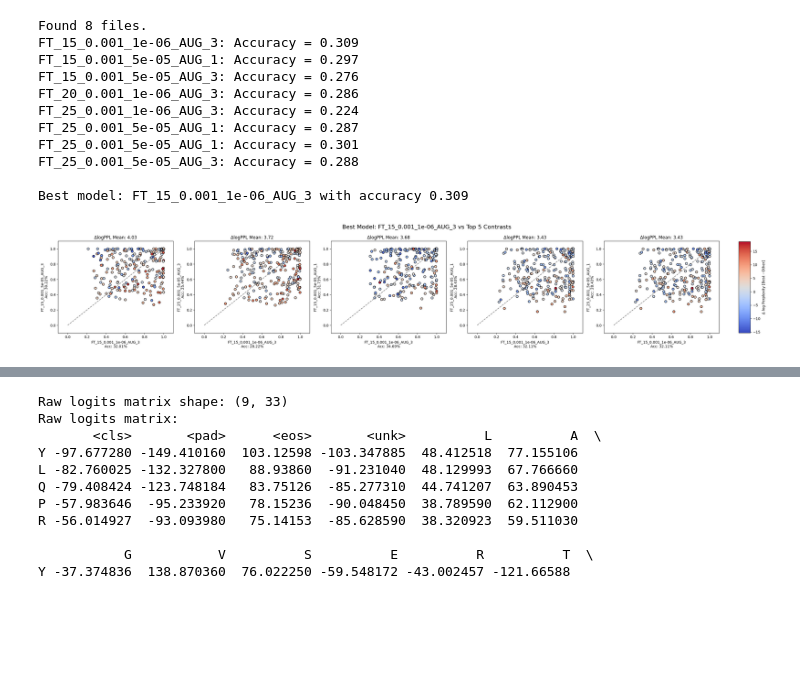
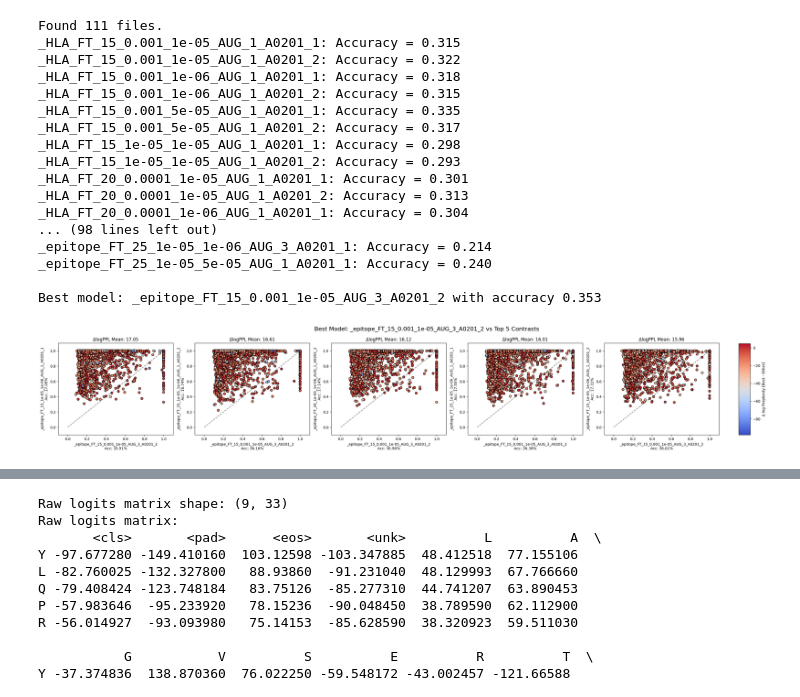
Before and after one commit to sermare/ESMCBA, a Jupyter notebook: jupyter_notebooks/Evaluations_Epitope-pretrain.ipynb, the cells around one changed output, grey strips where cells are left out. Saved outputs shown, nothing was run; the diff lists cells and outputs as text; code cells hidden in the pictures; blank space fills up the shorter version.

```diff
--- a/jupyter_notebooks/Evaluations_Epitope-pretrain.ipynb
+++ b/jupyter_notebooks/Evaluations_Epitope-pretrain.ipynb
@@ -8,7 +8,7 @@ sys.path.append('/global/scratch/users/sergiomar10/ESMCBA/ESMCBA')
 from ESMCBA.imports import *
 from ESMCBA import graph_utils
 # %%
-directory = '/global/scratch/users/sergiomar10/logs/ESMC_Pretrain_logs'
+directory = '/global/scratch/users/sergiomar10/logs/ESMC_Pretrain_logs_09042025'
 csv_files = glob.glob(os.path.join(directory, '*.csv'))
 data = []
 
@@ -16,6 +16,8 @@ for file in csv_files:
     if os.path.getsize(file) > 0:
         try:
             df = pd.read_csv(file)
+            df = df.replace([np.inf, -np.inf], np.nan).dropna()
+
             base = os.path.basename(file)
             # Remove the file extension and split by underscore
             name_parts = os.path.splitext(base)[0].split('_')
@@ -151,5 +185,5 @@ plt.show()
 # %%
-HLAs_done = Counter([x.split('HLA')[1].split('_')[0] for x in  glob.glob('/global/scratch/users/sergiomar10/data/ESMC_Pretrain_03042025_perplexity/*.csv')]).keys()
+HLAs_done = Counter([x.split('AUG')[1].split('_')[2] for x in  glob.glob('/global/scratch/users/sergiomar10/data/ESMC_Pretrain_09042025_evals/*.csv')]).keys()
 # %%
 import itertools
 
@@ -233,7 +292,7 @@ import numpy as np
 import matplotlib.pyplot as plt
 
 # Step 1: Load models
-trained_files = glob.glob('/global/scratch/users/sergiomar10/data/ESMC_Pretrain_03042025_perplexity/*A0201*.csv')
+trained_files = glob.glob('/global/scratch/users/sergiomar10/data/ESMC_Pretrain_09042025_perplexity/*A0201*.csv')
 trained_files = sorted(trained_files)
 print(f"Found {len(trained_files)} files.")
 
@@ -244,7 +303,7 @@ model_names = []
 for file in trained_files:
     df = pd.read_csv(file)
     base = os.path.basename(file)
-    name = base.replace("ESMMASK_epitope_", "").replace(".csv", "").split('_HLA')[0]
+    name = base.replace("ESMMASK", "").replace("_per_token_metrics.csv", "")
     models[name] = df
     model_names.append(name)
 
@@ -268,13 +327,15 @@ for other_model in model_names:
     df1 = models[best_model]
     df2 = models[other_model]
 
-    df_merged = pd.merge(df1, df2, on=['epitope', 'position'], how='inner',
+    df_merged = pd.merge(df1, df2, on=['epitope', 'original_id'], how='inner',
                          suffixes=('_model1', '_model2'))
 
     df_merged['delta_log_ppl'] = df_merged['token_nll_model1'] - df_merged['token_nll_model2']
 
-    acc_model1 = (df_merged['original_id_model1'] == df_merged['predicted_id_model1']).mean()
-    acc_model2 = (df_merged['original_id_model2'] == df_merged['predicted_id_model2']).mean()
+    df_merged = df_merged.replace([np.inf, -np.inf], np.nan).dropna()
+
+    acc_model1 = (df_merged['original_id'] == df_merged['predicted_id_model1']).mean()
+    acc_model2 = (df_merged['original_id'] == df_merged['predicted_id_model2']).mean()
 
     mean_delta = np.abs(df_merged['delta_log_ppl']).mean()
 
@@ -295,41 +356,47 @@ fig, axes = plt.subplots(1, 5, figsize=(30, 5), squeeze=False)
 for i, comp in enumerate(top_comparisons):
     ax = axes[0, i]
     df_merged = comp['df_merged']
 
     scatter_obj = ax.scatter(
         df_merged['predicted_prob_model1'],
         df_merged['predicted_prob_model2'],
         c=df_merged['delta_log_ppl'],
         cmap='coolwarm',
         s=40,
         edgecolor='k'
     )
     ax.plot([0, 1], [0, 1], 'k--', alpha=0.5)
     ax.set_xlim(-0.1, 1.1)
     ax.set_ylim(-0.1, 1.1)
 
     ax.set_xlabel(f"{best_model}\nAcc: {comp['acc_model1']:.2%}")
     ax.set_ylabel(f"{comp['model2']}\nAcc: {comp['acc_model2']:.2%}")
     ax.set_title(f"ΔlogPPL Mean: {comp['mean_delta_log_ppl']:.2f}")
 
 # Colorbar
 fig.subplots_adjust(right=0.88)
 cbar_ax = fig.add_axes([0.90, 0.15, 0.015, 0.7])
 fig.colorbar(scatter_obj, cax=cbar_ax, label="Δ log Perplexity [Best - Other]")
 
 fig.suptitle(f"Best Model: {best_model} vs Top 5 Contrasts", fontsize=16)
 plt.tight_layout(rect=[0, 0, 0.88, 1])
 plt.show()
 # %% [output]
-Found 8 files.
-FT_15_0.001_1e-06_AUG_3: Accuracy = 0.309
-FT_15_0.001_5e-05_AUG_1: Accuracy = 0.297
-FT_15_0.001_5e-05_AUG_3: Accuracy = 0.276
-FT_20_0.001_1e-06_AUG_3: Accuracy = 0.286
-FT_25_0.001_1e-06_AUG_3: Accuracy = 0.224
-FT_25_0.001_5e-05_AUG_1: Accuracy = 0.287
-FT_25_0.001_5e-05_AUG_1: Accuracy = 0.301
-FT_25_0.001_5e-05_AUG_3: Accuracy = 0.288
+Found 111 files.
+_HLA_FT_15_0.001_1e-05_AUG_1_A0201_1: Accuracy = 0.315
+_HLA_FT_15_0.001_1e-05_AUG_1_A0201_2: Accuracy = 0.322
+_HLA_FT_15_0.001_1e-06_AUG_1_A0201_1: Accuracy = 0.318
+_HLA_FT_15_0.001_1e-06_AUG_1_A0201_2: Accuracy = 0.315
+_HLA_FT_15_0.001_5e-05_AUG_1_A0201_1: Accuracy = 0.335
+_HLA_FT_15_0.001_5e-05_AUG_1_A0201_2: Accuracy = 0.317
+_HLA_FT_15_1e-05_1e-05_AUG_1_A0201_1: Accuracy = 0.298
+_HLA_FT_15_1e-05_1e-05_AUG_1_A0201_2: Accuracy = 0.293
+_HLA_FT_20_0.0001_1e-05_AUG_1_A0201_1: Accuracy = 0.301
+_HLA_FT_20_0.0001_1e-05_AUG_1_A0201_2: Accuracy = 0.313
+_HLA_FT_20_0.0001_1e-06_AUG_1_A0201_1: Accuracy = 0.304
+... (98 lines left out)
+_epitope_FT_25_1e-05_1e-06_AUG_3_A0201_1: Accuracy = 0.214
+_epitope_FT_25_1e-05_5e-05_AUG_1_A0201_1: Accuracy = 0.240
 
-Best model: FT_15_0.001_1e-06_AUG_3 with accuracy 0.309
+Best model: _epitope_FT_15_0.001_1e-05_AUG_3_A0201_2 with accuracy 0.353
-[figure, old version]
+[figure, new version]
```
Also changed, not shown: parts of 16 cells of this notebook, 21 other files.
